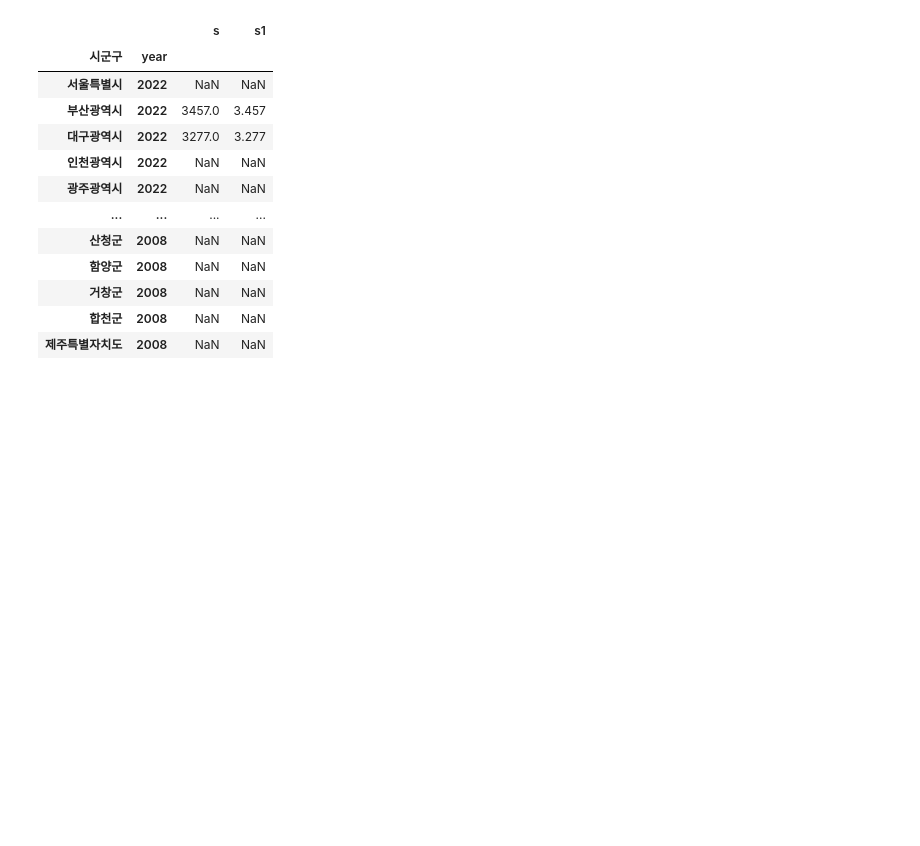
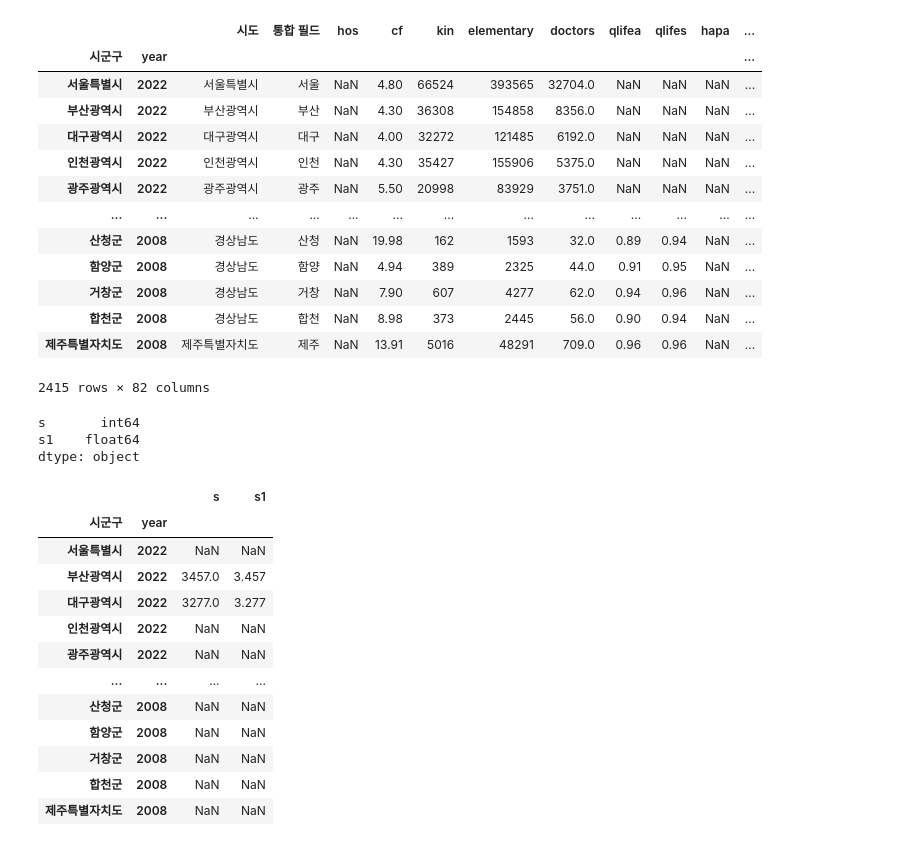
Before and after one commit to estiemoon/EA, a Jupyter notebook: pre/size.ipynb, the cells around one changed output. Cells and saved outputs as stored; diff of their text form; code cells hidden in the pictures; blank space fills up the shorter version.

```diff
--- a/pre/size.ipynb
+++ b/pre/size.ipynb
@@ -1,13 +1,37 @@
 # %%
 import pandas as pd
+# %%
+df = pd.read_excel('../results/ecm_result6.3.xlsx')
 # %%
-df = pd.read_excel('../results/ecm_result6.xlsx')
 df.drop(columns='Unnamed: 0',inplace=True)
 # %%
 df.set_index(['시군구','year'],inplace=True)
+# %%
+df
+# %% [output]
+|  |  | 시도 | 통합 필드 | hos | cf | kin | elementary | doctors | qlifea | qlifes | hapa | ... |
+| 시군구 | year |  |  |  |  |  |  |  |  |  |  | ... |
+| 서울특별시 | 2022 | 서울특별시 | 서울 | NaN | 4.80 | 66524 | 393565 | 32704.0 | NaN | NaN | NaN | ... |
+| 부산광역시 | 2022 | 부산광역시 | 부산 | NaN | 4.30 | 36308 | 154858 | 8356.0 | NaN | NaN | NaN | ... |
+| 대구광역시 | 2022 | 대구광역시 | 대구 | NaN | 4.00 | 32272 | 121485 | 6192.0 | NaN | NaN | NaN | ... |
+| 인천광역시 | 2022 | 인천광역시 | 인천 | NaN | 4.30 | 35427 | 155906 | 5375.0 | NaN | NaN | NaN | ... |
+| 광주광역시 | 2022 | 광주광역시 | 광주 | NaN | 5.50 | 20998 | 83929 | 3751.0 | NaN | NaN | NaN | ... |
+| ... | ... | ... | ... | ... | ... | ... | ... | ... | ... | ... | ... | ... |
+| 산청군 | 2008 | 경상남도 | 산청 | NaN | 19.98 | 162 | 1593 | 32.0 | 0.89 | 0.94 | NaN | ... |
+| 함양군 | 2008 | 경상남도 | 함양 | NaN | 4.94 | 389 | 2325 | 44.0 | 0.91 | 0.95 | NaN | ... |
+| 거창군 | 2008 | 경상남도 | 거창 | NaN | 7.90 | 607 | 4277 | 62.0 | 0.94 | 0.96 | NaN | ... |
+| 합천군 | 2008 | 경상남도 | 합천 | NaN | 8.98 | 373 | 2445 | 56.0 | 0.90 | 0.94 | NaN | ... |
+| 제주특별자치도 | 2008 | 제주특별자치도 | 제주 | NaN | 13.91 | 5016 | 48291 | 709.0 | 0.96 | 0.96 | NaN | ... |
+2415 rows × 82 columns
 # %%
 idxs = pd.read_excel('../EA_Data/size.xlsx')
 newidx = idxs.set_index(['시군구','year'])
+# %%
+newidx.dtypes
+# %% [output]
+s       int64
+s1    float64
+dtype: object
 # %%
 newidx.reindex(df.index)
 # %% [output]
```
Also changed, not shown: parts of 9 cells of this notebook.
